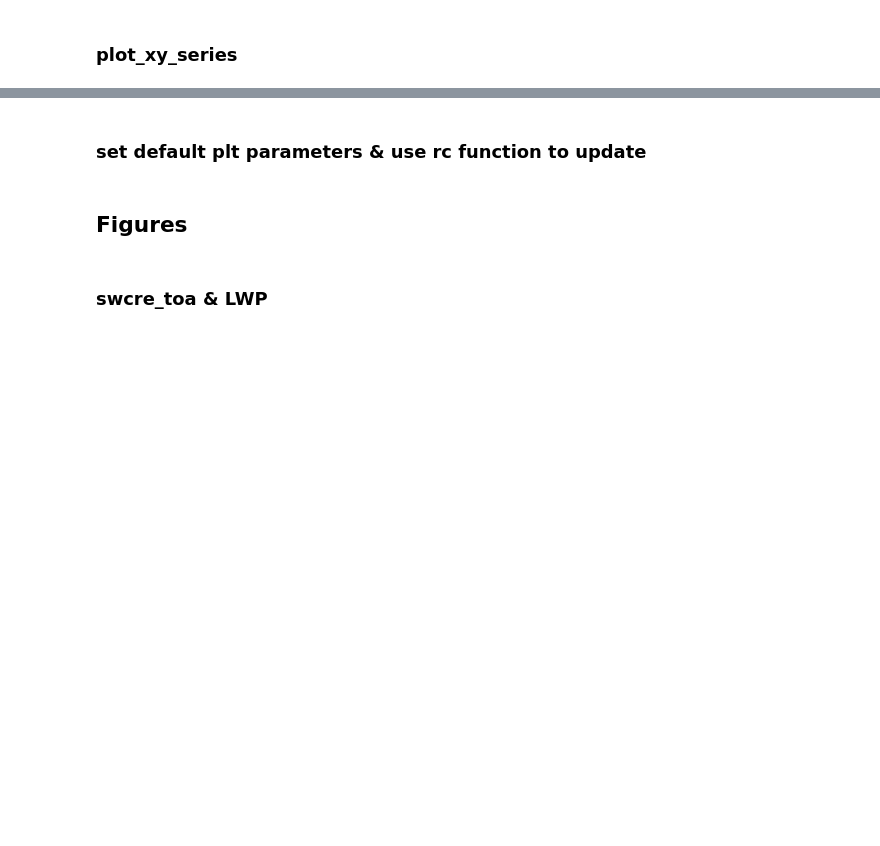
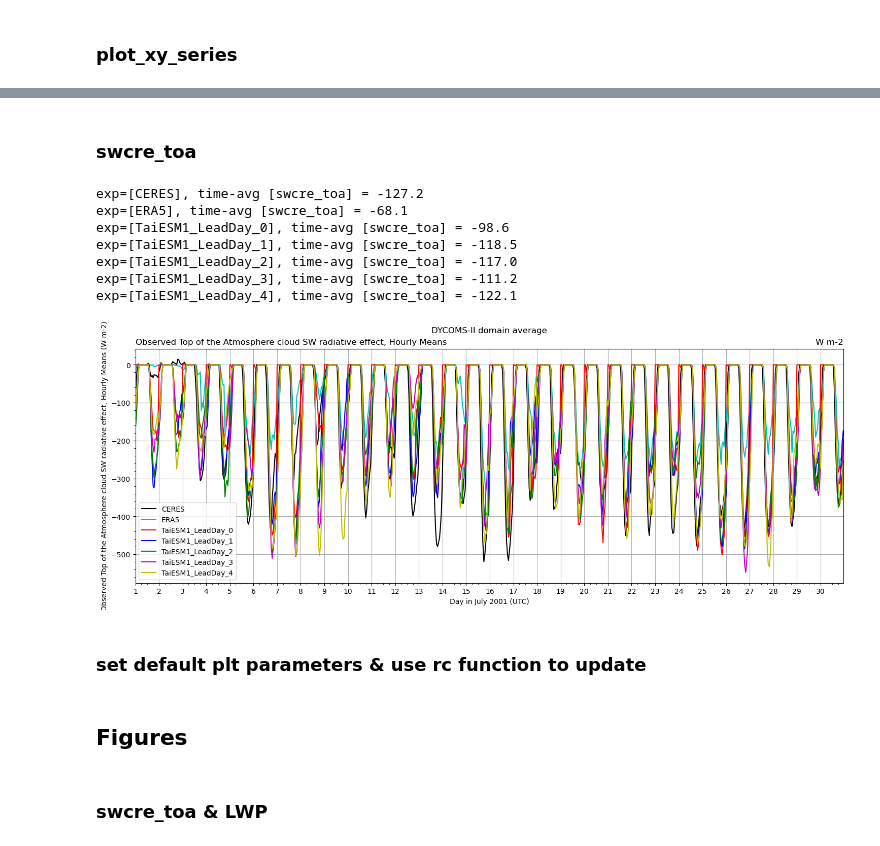
Before and after one commit to yihsuanchen/TaiESM1_Sc_diag, a Jupyter notebook: hindcast/plot/fig02_plot-xy_series_SWCRE_LWP.ipynb, the cells around one changed output, grey strips where cells are left out. Cells and saved outputs as stored; diff of their text form; code cells hidden in the pictures; blank space fills up the shorter version.

```diff
--- a/hindcast/plot/fig02_plot-xy_series_SWCRE_LWP.ipynb
+++ b/hindcast/plot/fig02_plot-xy_series_SWCRE_LWP.ipynb
@@ -539,3 +527,19 @@ exp=[ERA5], time-avg [LWP] = 46.8
+# %% [markdown]
+### swcre_toa
+# %%
+fig, ax = plt.subplots(1,1, figsize=(18, 6))
+varname_am4 = "swcre_toa"
+
+plot_xy_series(ax, varname_am4)
+# %% [output]
+exp=[CERES], time-avg [swcre_toa] = -127.2
+exp=[ERA5], time-avg [swcre_toa] = -68.1
+exp=[TaiESM1_LeadDay_0], time-avg [swcre_toa] = -98.6
+exp=[TaiESM1_LeadDay_1], time-avg [swcre_toa] = -118.5
+exp=[TaiESM1_LeadDay_2], time-avg [swcre_toa] = -117.0
+exp=[TaiESM1_LeadDay_3], time-avg [swcre_toa] = -111.2
+exp=[TaiESM1_LeadDay_4], time-avg [swcre_toa] = -122.1
+[figure, added]
 # %% [markdown]
 ### set default plt parameters & use rc function to update
 # %%
```
Also changed, not shown: parts of 21 cells of this notebook.
